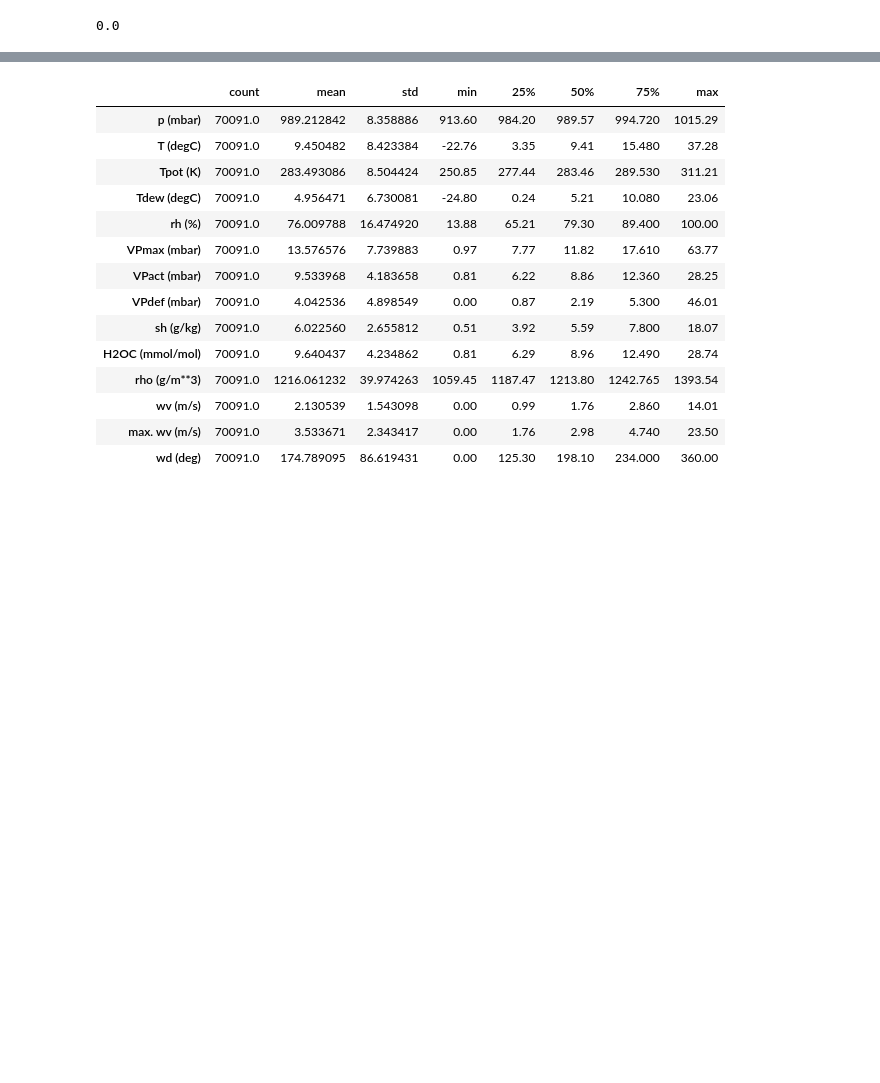
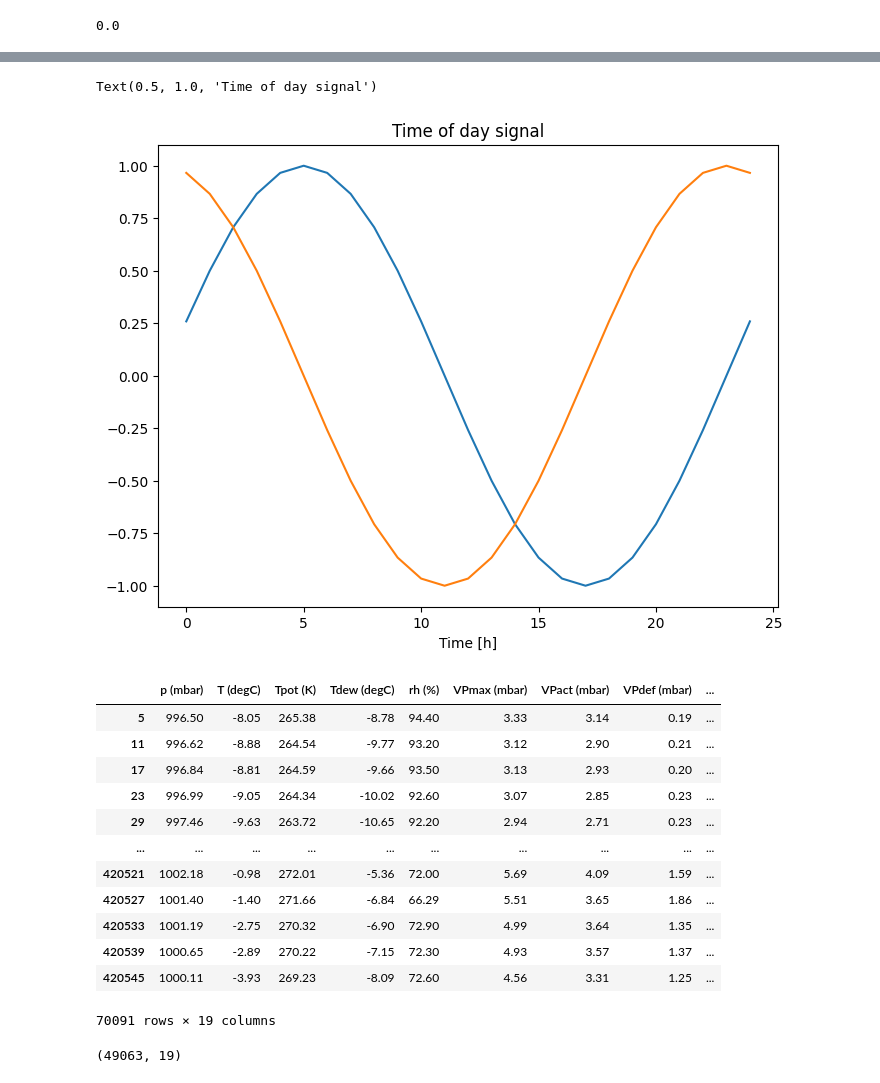
Before and after one commit to ThomasHeinThura/Tensorflow_helper_function, a Jupyter notebook: example-file/weather/weather.ipynb, the cells around one changed output, grey strips where cells are left out. Drawn from its saved outputs; the diff is of its cells as text; code cells hidden in the pictures; blank space fills up the shorter version.

```diff
--- a/example-file/weather/weather.ipynb
+++ b/example-file/weather/weather.ipynb
@@ -130,0 +176,10 @@ See the caveats in the documentation: https://pandas.pydata.org/pandas-docs/stab
+# %%
+timestamp_s = date_time.map(pd.Timestamp.timestamp)
+# %%
+day = 24*60*60
+year = (365.2425)*day
+
+df['Day sin'] = np.sin(timestamp_s * (2 * np.pi / day))
+df['Day cos'] = np.cos(timestamp_s * (2 * np.pi / day))
+df['Year sin'] = np.sin(timestamp_s * (2 * np.pi / year))
+df['Year cos'] = np.cos(timestamp_s * (2 * np.pi / year))
@@ -131,18 +207,24 @@ See the caveats in the documentation: https://pandas.pydata.org/pandas-docs/stab
+# %%
+plt.plot(np.array(df['Day sin'])[:25])
+plt.plot(np.array(df['Day cos'])[:25])
+plt.xlabel('Time [h]')
+plt.title('Time of day signal')
+# %% [output]
+Text(0.5, 1.0, 'Time of day signal')
+[figure, added]
 # %%
-df.describe().transpose()
+df
 # %% [output]
-|  | count | mean | std | min | 25% | 50% | 75% | max |
-| p (mbar) | 70091.0 | 989.212842 | 8.358886 | 913.60 | 984.20 | 989.57 | 994.720 | 1015.29 |
-| T (degC) | 70091.0 | 9.450482 | 8.423384 | -22.76 | 3.35 | 9.41 | 15.480 | 37.28 |
-| Tpot (K) | 70091.0 | 283.493086 | 8.504424 | 250.85 | 277.44 | 283.46 | 289.530 | 311.21 |
-| Tdew (degC) | 70091.0 | 4.956471 | 6.730081 | -24.80 | 0.24 | 5.21 | 10.080 | 23.06 |
-| rh (%) | 70091.0 | 76.009788 | 16.474920 | 13.88 | 65.21 | 79.30 | 89.400 | 100.00 |
-| VPmax (mbar) | 70091.0 | 13.576576 | 7.739883 | 0.97 | 7.77 | 11.82 | 17.610 | 63.77 |
-| VPact (mbar) | 70091.0 | 9.533968 | 4.183658 | 0.81 | 6.22 | 8.86 | 12.360 | 28.25 |
-| VPdef (mbar) | 70091.0 | 4.042536 | 4.898549 | 0.00 | 0.87 | 2.19 | 5.300 | 46.01 |
-| sh (g/kg) | 70091.0 | 6.022560 | 2.655812 | 0.51 | 3.92 | 5.59 | 7.800 | 18.07 |
-| H2OC (mmol/mol) | 70091.0 | 9.640437 | 4.234862 | 0.81 | 6.29 | 8.96 | 12.490 | 28.74 |
-| rho (g/m**3) | 70091.0 | 1216.061232 | 39.974263 | 1059.45 | 1187.47 | 1213.80 | 1242.765 | 1393.54 |
-| wv (m/s) | 70091.0 | 2.130539 | 1.543098 | 0.00 | 0.99 | 1.76 | 2.860 | 14.01 |
-| max. wv (m/s) | 70091.0 | 3.533671 | 2.343417 | 0.00 | 1.76 | 2.98 | 4.740 | 23.50 |
-| wd (deg) | 70091.0 | 174.789095 | 86.619431 | 0.00 | 125.30 | 198.10 | 234.000 | 360.00 |
+|  | p (mbar) | T (degC) | Tpot (K) | Tdew (degC) | rh (%) | VPmax (mbar) | VPact (mbar) | VPdef (mbar) | ... |
+| 5 | 996.50 | -8.05 | 265.38 | -8.78 | 94.40 | 3.33 | 3.14 | 0.19 | ... |
+| 11 | 996.62 | -8.88 | 264.54 | -9.77 | 93.20 | 3.12 | 2.90 | 0.21 | ... |
+| 17 | 996.84 | -8.81 | 264.59 | -9.66 | 93.50 | 3.13 | 2.93 | 0.20 | ... |
+| 23 | 996.99 | -9.05 | 264.34 | -10.02 | 92.60 | 3.07 | 2.85 | 0.23 | ... |
+| 29 | 997.46 | -9.63 | 263.72 | -10.65 | 92.20 | 2.94 | 2.71 | 0.23 | ... |
+| ... | ... | ... | ... | ... | ... | ... | ... | ... | ... |
+| 420521 | 1002.18 | -0.98 | 272.01 | -5.36 | 72.00 | 5.69 | 4.09 | 1.59 | ... |
+| 420527 | 1001.40 | -1.40 | 271.66 | -6.84 | 66.29 | 5.51 | 3.65 | 1.86 | ... |
+| 420533 | 1001.19 | -2.75 | 270.32 | -6.90 | 72.90 | 4.99 | 3.64 | 1.35 | ... |
+| 420539 | 1000.65 | -2.89 | 270.22 | -7.15 | 72.30 | 4.93 | 3.57 | 1.37 | ... |
+| 420545 | 1000.11 | -3.93 | 269.23 | -8.09 | 72.60 | 4.56 | 3.31 | 1.25 | ... |
+70091 rows × 19 columns
@@ -148,0 +240,4 @@ df.describe().transpose()
+# %%
+train_df.shape
+# %% [output]
+(49063, 19)
```
Also changed, not shown: parts of 12 cells of this notebook, 1 other file.
